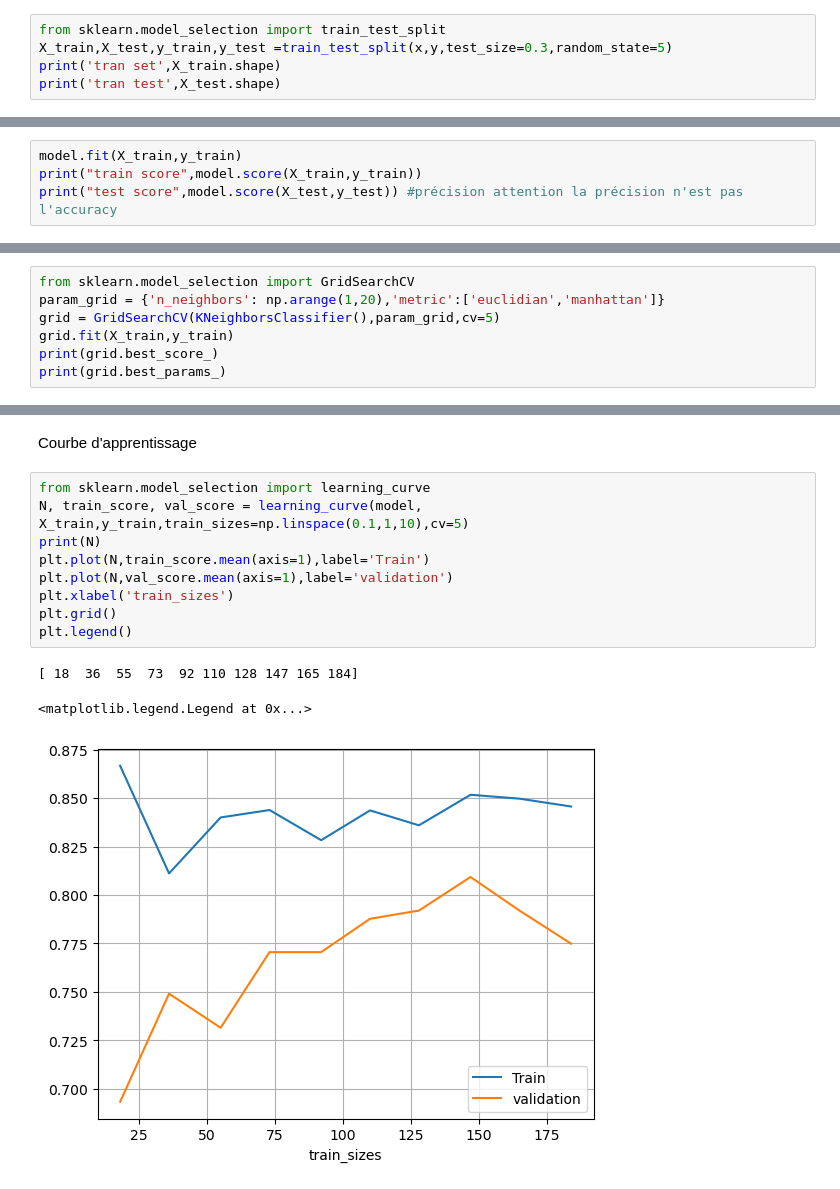
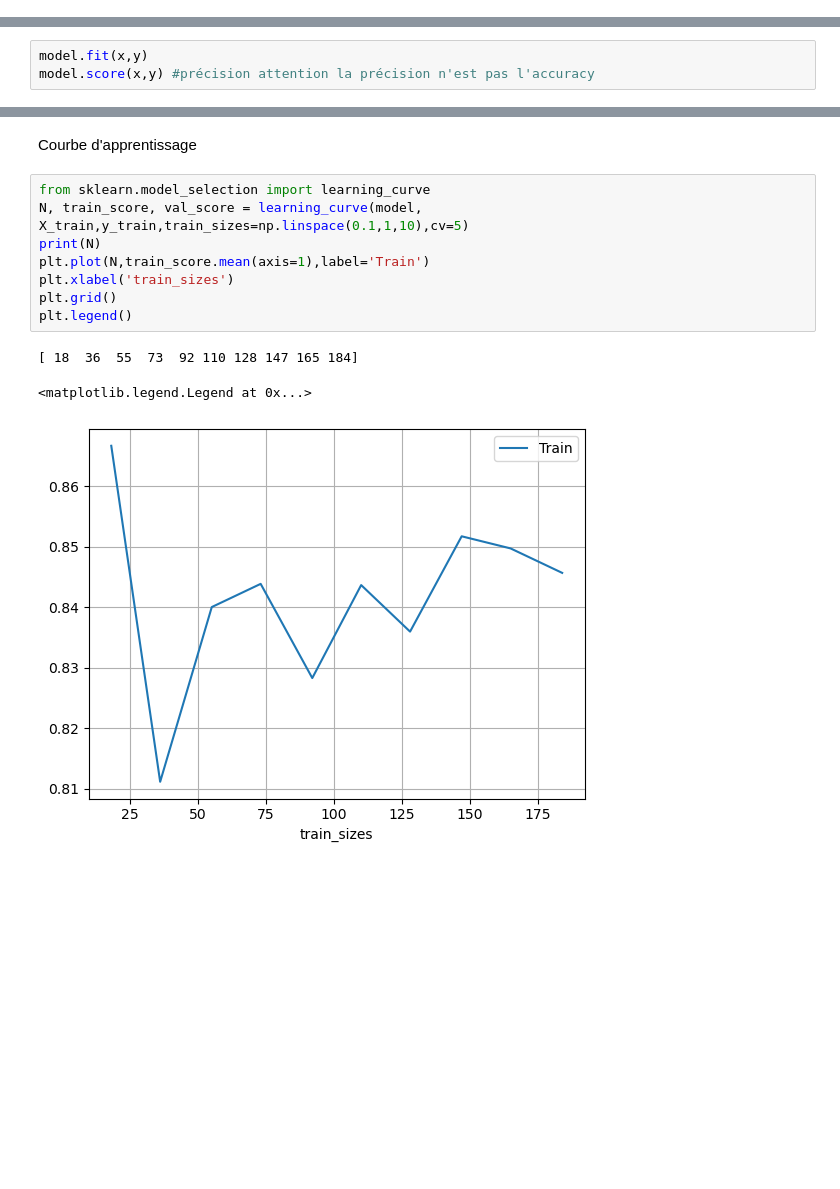
Before and after one commit to BatataNatna/salaires_immobilier_KNN, a Jupyter notebook: salaires_KNN.ipynb, the cells around one changed output, grey strips where cells are left out. Drawn from its saved outputs; the diff is of its cells as text; blank space fills up the shorter version.

```diff
--- a/salaires_KNN.ipynb
+++ b/salaires_KNN.ipynb
@@ -157,5 +154,0 @@ Name: Purchased, Length: 330, dtype: bool
-# %%
-from sklearn.model_selection import train_test_split
-X_train,X_test,y_train,y_test =train_test_split(x,y,test_size=0.3,random_state=5)
-print('tran set',X_train.shape)
-print('tran test',X_test.shape)
@@ -185,7 +162,6 @@ model = KNeighborsClassifier(n_neighbors=1)
 # %% [markdown]
 Entrainement du modele sur les données
 # %%
-model.fit(X_train,y_train)
-print("train score",model.score(X_train,y_train))
-print("test score",model.score(X_test,y_test)) #précision attention la précision n'est pas l'accuracy
+model.fit(x,y)
+model.score(x,y) #précision attention la précision n'est pas l'accuracy
 # %% [output]
@@ -264,7 +209,0 @@ La grid search
-# %%
-from sklearn.model_selection import GridSearchCV
-param_grid = {'n_neighbors': np.arange(1,20),'metric':['euclidian','manhattan']}
-grid = GridSearchCV(KNeighborsClassifier(),param_grid,cv=5)
-grid.fit(X_train,y_train)
-print(grid.best_score_)
-print(grid.best_params_)
@@ -293,13 +212,12 @@ Courbe d'apprentissage
 # %%
 from sklearn.model_selection import learning_curve
 N, train_score, val_score = learning_curve(model, X_train,y_train,train_sizes=np.linspace(0.1,1,10),cv=5)
 print(N)
 plt.plot(N,train_score.mean(axis=1),label='Train')
-plt.plot(N,val_score.mean(axis=1),label='validation')
 plt.xlabel('train_sizes')
 plt.grid()
 plt.legend()
 # %% [output]
 [ 18  36  55  73  92 110 128 147 165 184]
 <matplotlib.legend.Legend at 0x...>
-[figure, old version]
+[figure, new version]
```
Also changed, not shown: parts of 13 cells of this notebook.
